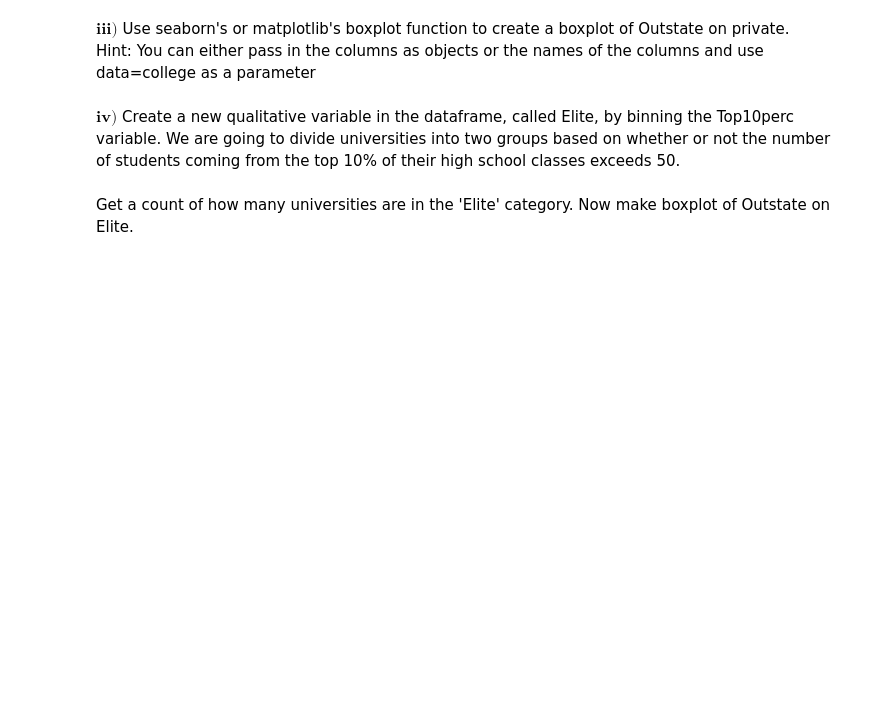
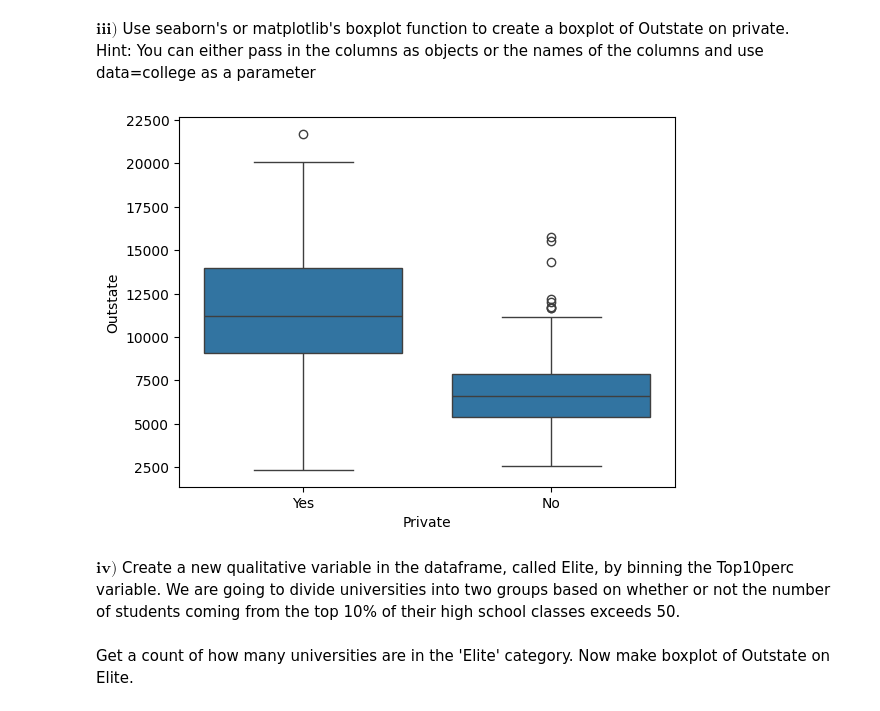
Before and after one commit to byuruth/Econ484, a Jupyter notebook: pset3coding_ruthwright.ipynb, the cells around one changed output. Cells and saved outputs as stored; diff of their text form; code cells hidden in the pictures; blank space fills up the shorter version.

```diff
--- a/pset3coding_ruthwright.ipynb
+++ b/pset3coding_ruthwright.ipynb
@@ -108,5 +110,11 @@ plt.show() # this will force the plots to show, they only show without this if t
 # %% [markdown]
 $\mathbf{iii)}$ Use seaborn's or matplotlib's boxplot function to create a boxplot of Outstate on private.
 Hint: You can either pass in the columns as objects or the names of the columns and use data=college as a parameter
+# %%
+import seaborn as sns
+sns.boxplot(x='Private', y='Outstate', data=college)
+plt.show()
+# %% [output]
+[figure, added]
 # %% [markdown]
 $\mathbf{iv)}$  Create a new qualitative variable in the dataframe, called Elite, by binning the Top10perc variable. We are going to divide universities into two groups based on whether or not the number of students coming from the top 10% of their high school classes exceeds 50.
```
Also changed, not shown: parts of 21 cells of this notebook.
